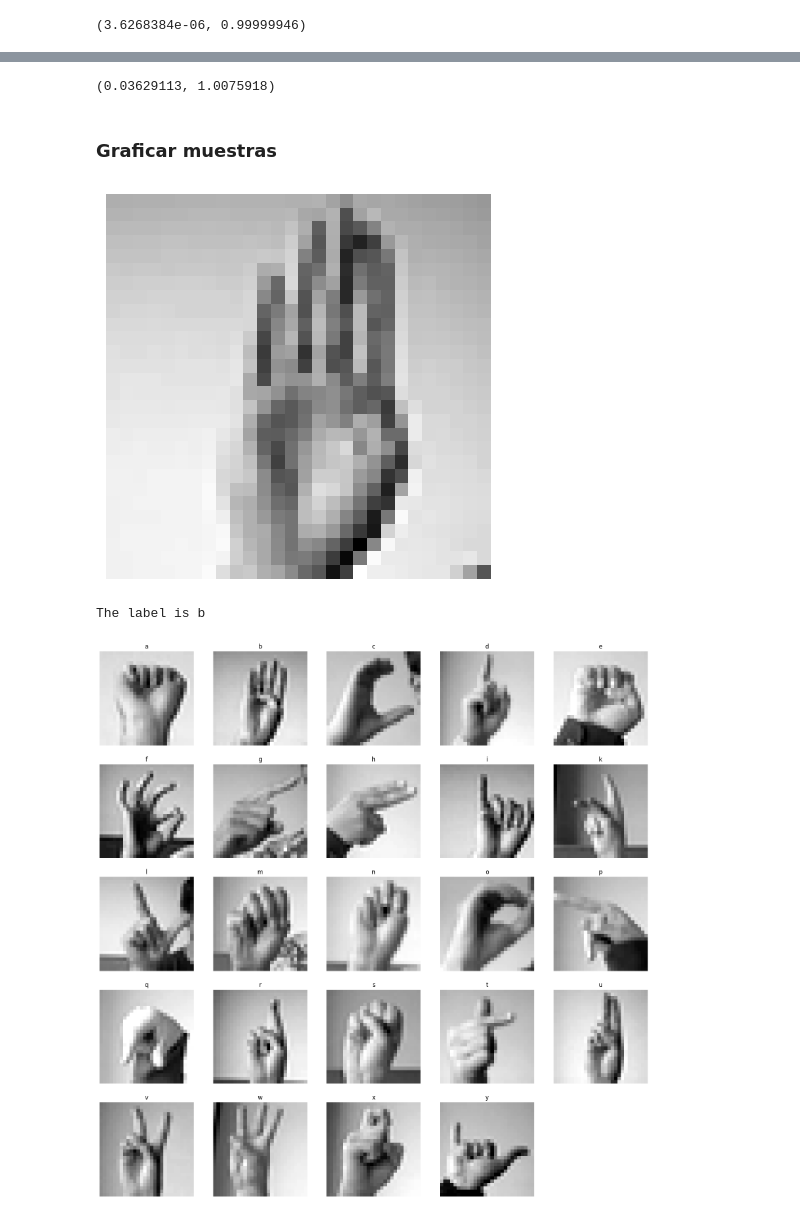
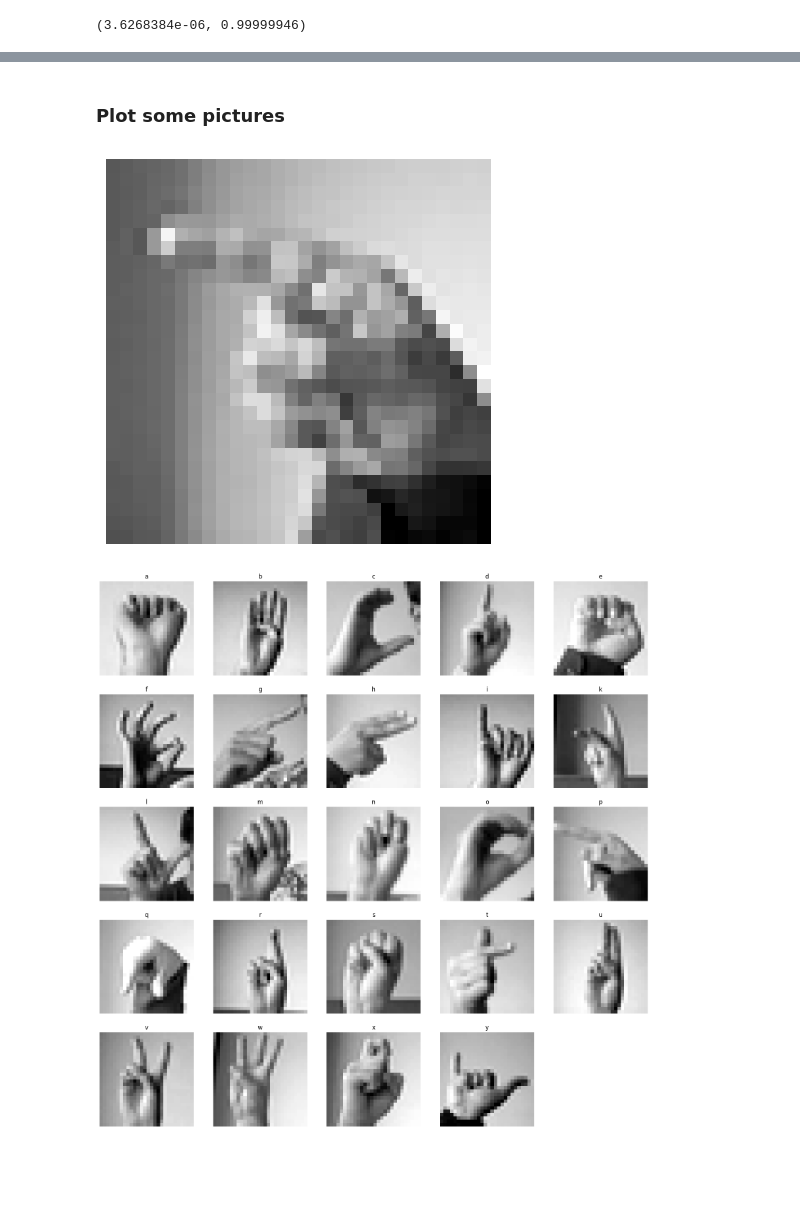
Before and after one commit to diego-carrera/TC5033, a Jupyter notebook: week02/A1b_DL_TC5033_AD2023.ipynb, the cells around one changed output, grey strips where cells are left out. Drawn from its saved outputs; the diff is of its cells as text; code cells hidden in the pictures; blank space fills up the shorter version.

```diff
--- a/week02/A1b_DL_TC5033_AD2023.ipynb
+++ b/week02/A1b_DL_TC5033_AD2023.ipynb
@@ -52,7 +71,5 @@ import os
 # %%
-# DATA_PATH = '/media/pepe/DataUbuntu/Databases/asl_data/'
-# DATA_PATH = '/home/pepe/Documents/github_repos/datasets/asl_data'
-DATA_PATH = './asl_data'
+DATA_PATH = './asl_data/'
 train_df = pd.read_csv(os.path.join(DATA_PATH, 'sign_mnist_train.csv'))
 valid_df = pd.read_csv(os.path.join(DATA_PATH, 'sign_mnist_valid.csv'))
 # %%
@@ -100,2 +102,28 @@ def split_val_test(x, y, pct=0.5, shuffle=True):
+# %%
+# Function split the validation set into validation and test
+def split_val_test(x, y, pct=0.5, shuffle=True):
+  '''
+  Create a function that will allow you to split the previously loaded set
+  into validation and test set.
+  '''
+  total_samples = x.shape[0]
+
+  # Shuffle the dataset
+  if shuffle == True:
+    indices = np.arange(total_samples)
+    np.random.shuffle(indices)
+
+  # Calculate the sizes of the validation and test sets
+  valid_size = int(total_samples * pct)
+  test_size = int(total_samples * pct)
+
+  # Split the dataset
+  x_val = x[indices[:valid_size]]
+  y_val = y[indices[:valid_size]]
+
+  x_test = x[indices[valid_size:valid_size+test_size]]
+  y_test = y[indices[valid_size:valid_size+test_size]]
+
+  return x_val, y_val, x_test, y_test
 # %%
 x_val, y_val, x_test, y_test = split_val_test(x_val, y_val)
@@ -135,8 +154,8 @@ def normalise(x_mean, x_std, x_data):
     """
     return (x_data - x_mean) / x_std
 # %%
-x_mean = np.mean(x_train)
-x_std = np.std(x_train)
+x_mean = x_train.mean()
+x_std = x_train.std()
 
 x_train = normalise(x_mean, x_std, x_train)
 x_val = normalise(x_mean, x_std, x_val)
@@ -152,26 +167,20 @@ x_val.mean(), x_val.std()
-# %%
-x_test.mean(), x_test.std()
-# %% [output]
-(0.03629113, 1.0075918)
-# %% [markdown]
-### Graficar muestras
+# %% [markdown]
+### Plot some pictures
 # %%
-def plot_letter(image):
+def plot_number(image):
     """
     Plot the image of a letter.
     """
-    plt.figure(figsize=(5, 5))
-    plt.imshow(image.reshape(28, 28), cmap='gray')
+    plt.figure(figsize=(5,5))
+    plt.imshow(image.squeeze(), cmap=plt.get_cmap('gray'))
     plt.axis('off')
     plt.show()
-# %%
-# plot a random letter
-random_index = np.random.randint(len(y_test))
-plot_letter(x_test[random_index])
-print(f'The label is {alphabet[y_test[random_index]]}')
-# %% [output]
-[figure, removed]
-The label is b
+# %%
+rnd_idx = np.random.randint(x_val.shape[0])
+random_image = x_val[rnd_idx].reshape((28,28))
+plot_number(random_image)
+# %% [output]
+[figure, added]
 # %%
 # plot all the letters in the alphabet
 
```
Also changed, not shown: parts of 52 cells of this notebook.
